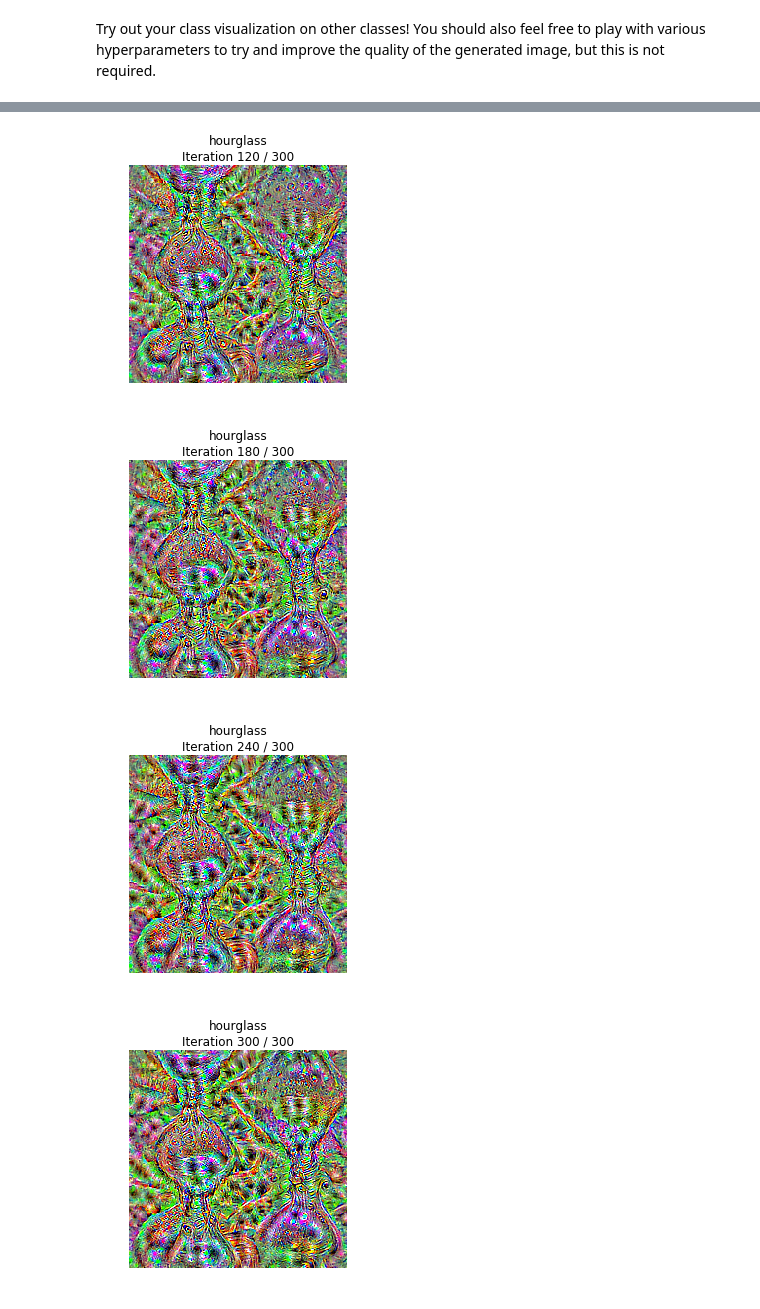
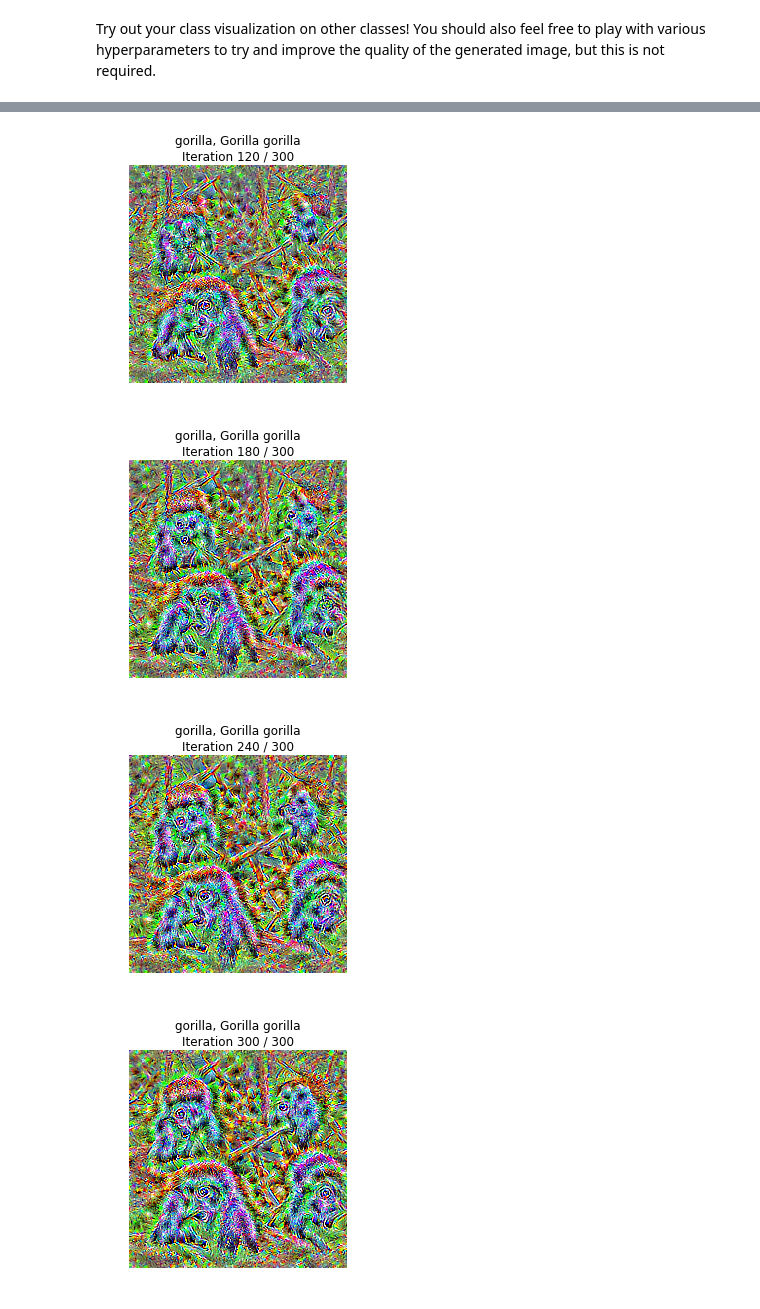
Before and after one commit to cheyuriy/cs231n-course, a Jupyter notebook: assignment3/NetworkVisualization-TensorFlow.ipynb, the cells around one changed output, grey strips where cells are left out. Drawn from its saved outputs; the diff is of its cells as text; code cells hidden in the pictures.

Commit message:
network visualization finished

```diff
--- a/assignment3/NetworkVisualization-TensorFlow.ipynb
+++ b/assignment3/NetworkVisualization-TensorFlow.ipynb
@@ -404,8 +404,8 @@ target_y = np.random.randint(1000)
 # target_y = 78 # Tick
 # target_y = 187 # Yorkshire Terrier
 # target_y = 683 # Oboe
-# target_y = 366 # Gorilla
-#target_y = 604 # Hourglass
+target_y = 366 # Gorilla
+# target_y = 604 # Hourglass
 print(class_names[target_y])
 X = create_class_visualization(target_y, model, num_iterations=300, show_every=60, l2_reg=1e-01)
 # %% [output]
@@ -415,4 +415,4 @@ hourglass
-[figure, old version]
+[figure, new version]
-[figure, old version]
+[figure, new version]
-[figure, old version]
+[figure, new version]
-[figure, old version]
+[figure, new version]
```
Also changed, not shown: parts of 1 cell of this notebook.
